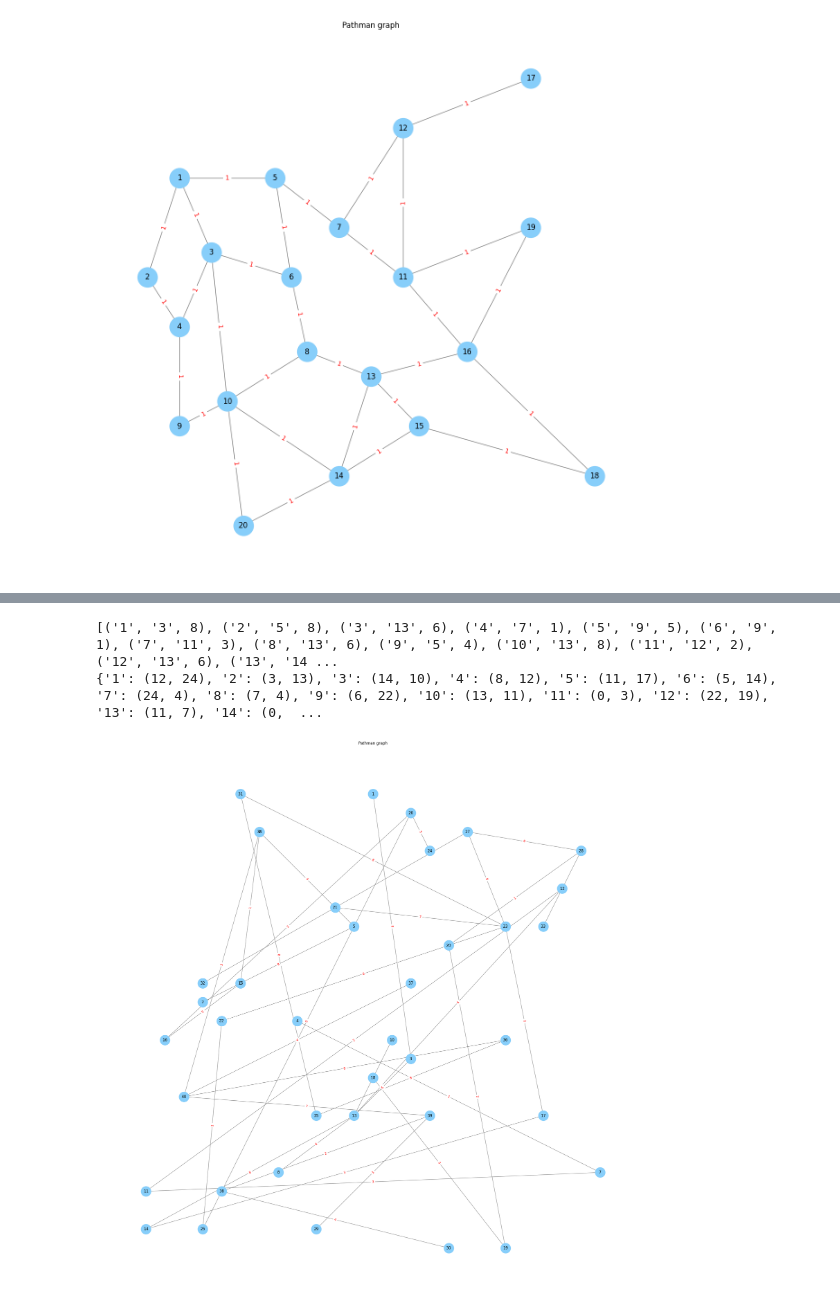
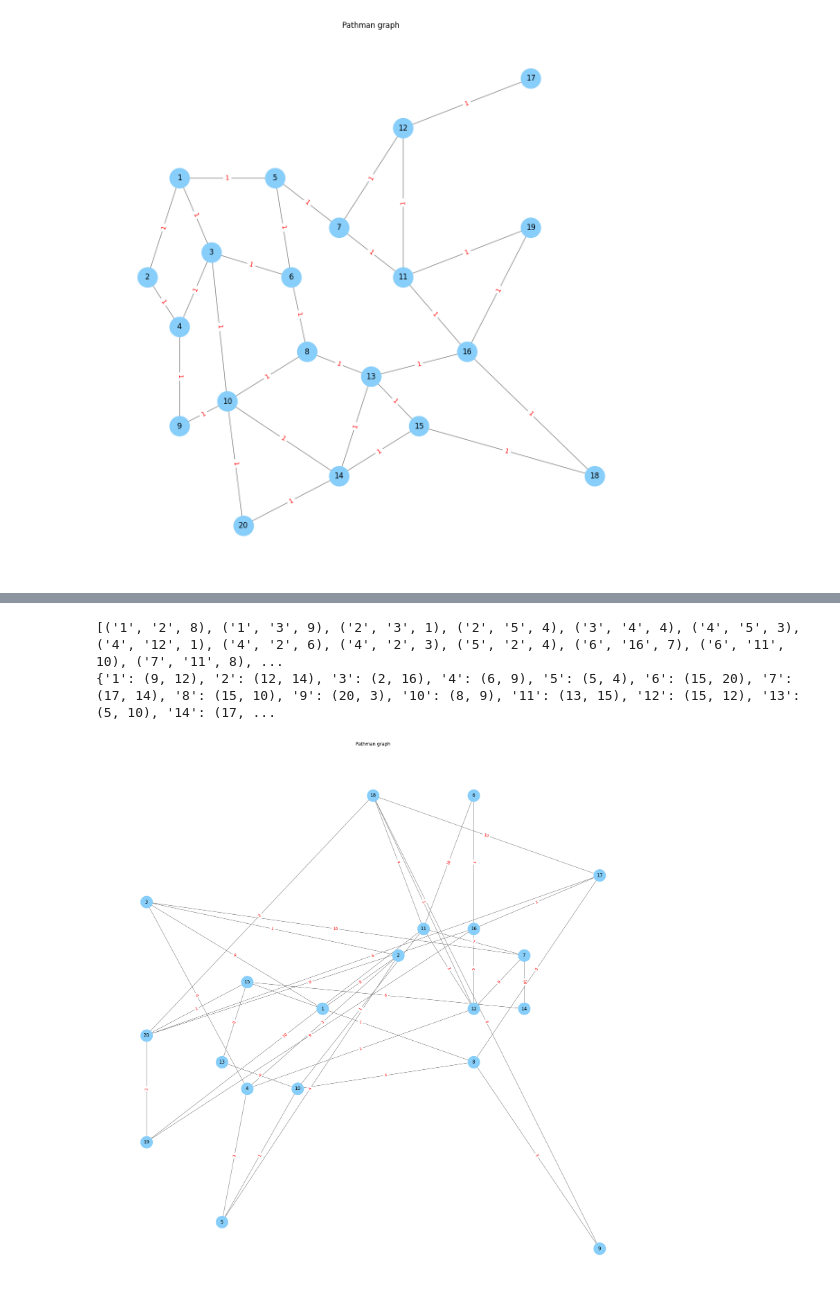
Before and after one commit to Ave04/Graph-Algorithms, a Jupyter notebook: Pathman.ipynb, the cells around one changed output, grey strips where cells are left out. Drawn from its saved outputs; the diff is of its cells as text; code cells hidden in the pictures.

Commit message:
Starting code for randomising number of connections per node

```diff
--- a/Pathman.ipynb
+++ b/Pathman.ipynb
@@ -153,30 +174,19 @@ def generate_graph(nodes): # function to automate graph creation --> input: numb
     # Define logic of connections between nodes --> (upper and lower bound for number of connections allowed to any one node at a given time)
     # min: 1 connection, max: 4
     min_connect = 1
-    max_connect = 4
+    max_connect = 2
 
     edges = []
 
     for i in range(0, len(array_of_nodes)-1):
-        connect_to = randint(-5, 10) # randomise connection node number throughout iteration --> from 5 before to 5 ahead (-5, 5) --> nodes can connect backwards too
-        diff = i - connect_to
 
-        connection = i + connect_to
+        # randomise choice of number of connections for each node between min and max limits defines
+        num_connect = randint(1,4)
 
-        # avoid negative index
-        if connection < 0:
-            connection = abs(connection)
-        elif connection == 0:
-            connection += 1
-        # avoid out of range index
-        if connection > len(array_of_nodes) - 1:
-            connection = len(array_of_nodes) - 1
-        # avoid connection to self
-        if connection == i and connection != len(array_of_nodes) - 1:
-            connection += 1
-
-        # add connections
-        edges.append((array_of_nodes[i], array_of_nodes[connection], randint(1,8)))
+        for j in range(num_connect):
+            connection = make_connection(i, array_of_nodes)
+            # add connections
+            edges.append((array_of_nodes[i], array_of_nodes[connection], randint(1,10)))
 
     print(edges)
 
@@ -184,9 +194,10 @@ def generate_graph(nodes): # function to automate graph creation --> input: numb
     graph.add_weighted_edges_from(edges)
 
     # coordinate limits for x and y axes
-    x_max = 24
-    y_max = 24
+    x_max = 20
+    y_max = 20
 
+    # Define node positions for Euclidean heuristic
     # define position dictionary --> each node with a randomly assigned position (x, y)
     positions = {}
 
@@ -194,13 +205,6 @@ def generate_graph(nodes): # function to automate graph creation --> input: numb
         positions[i] = (randint(0, x_max), randint(0, y_max))
 
     print(positions)
-
-    # Define node positions for Euclidean heuristic
-    # positions = {
-    #     '1': (1.5, 10), '2': (1, 8), '3': (2, 8.5), '4': (1.5, 7), '5': (3, 10), '6': (3.25, 8), '7': (4, 9),
-    #     '8': (3.5, 6.5), '9': (1.5, 5), '10': (2.25, 5.5), '11': (5, 8), '12': (5, 11), '13': (4.5, 6), '14': (4, 4),
-    #     '15': (5.25, 5), '16': (6, 6.5), '17': (7, 12), '18': (8, 4), '19': (7, 9), '20': (2.5, 3),
-    # }
 
     nx.set_node_attributes(graph, positions, "position")
 
@@ -213,8 +217,8 @@ def generate_graph(nodes): # function to automate graph creation --> input: numb
     plt.title("Pathman graph")
     plt.show()
 # %%
-generate_graph(40)
+generate_graph(20)
 # %% [output]
-[('1', '3', 8), ('2', '5', 8), ('3', '13', 6), ('4', '7', 1), ('5', '9', 5), ('6', '9', 1), ('7', '11', 3), ('8', '13', 6), ('9', '5', 4), ('10', '13', 8), ('11', '12', 2), ('12', '13', 6), ('13', '14 ...
-{'1': (12, 24), '2': (3, 13), '3': (14, 10), '4': (8, 12), '5': (11, 17), '6': (5, 14), '7': (24, 4), '8': (7, 4), '9': (6, 22), '10': (13, 11), '11': (0, 3), '12': (22, 19), '13': (11, 7), '14': (0,  ...
+[('1', '2', 8), ('1', '3', 9), ('2', '3', 1), ('2', '5', 4), ('3', '4', 4), ('4', '5', 3), ('4', '12', 1), ('4', '2', 6), ('4', '2', 3), ('5', '2', 4), ('6', '16', 7), ('6', '11', 10), ('7', '11', 8), ...
+{'1': (9, 12), '2': (12, 14), '3': (2, 16), '4': (6, 9), '5': (5, 4), '6': (15, 20), '7': (17, 14), '8': (15, 10), '9': (20, 3), '10': (8, 9), '11': (13, 15), '12': (15, 12), '13': (5, 10), '14': (17, ...
-[figure, old version]
+[figure, new version]
```
Also changed, not shown: parts of 2 cells of this notebook.
